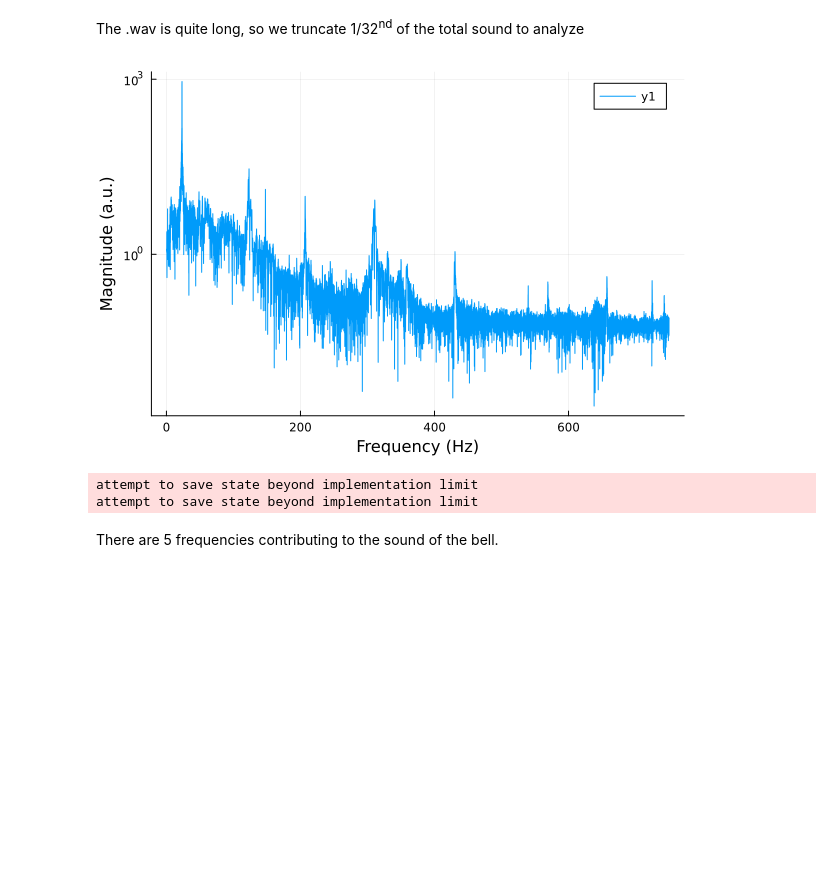
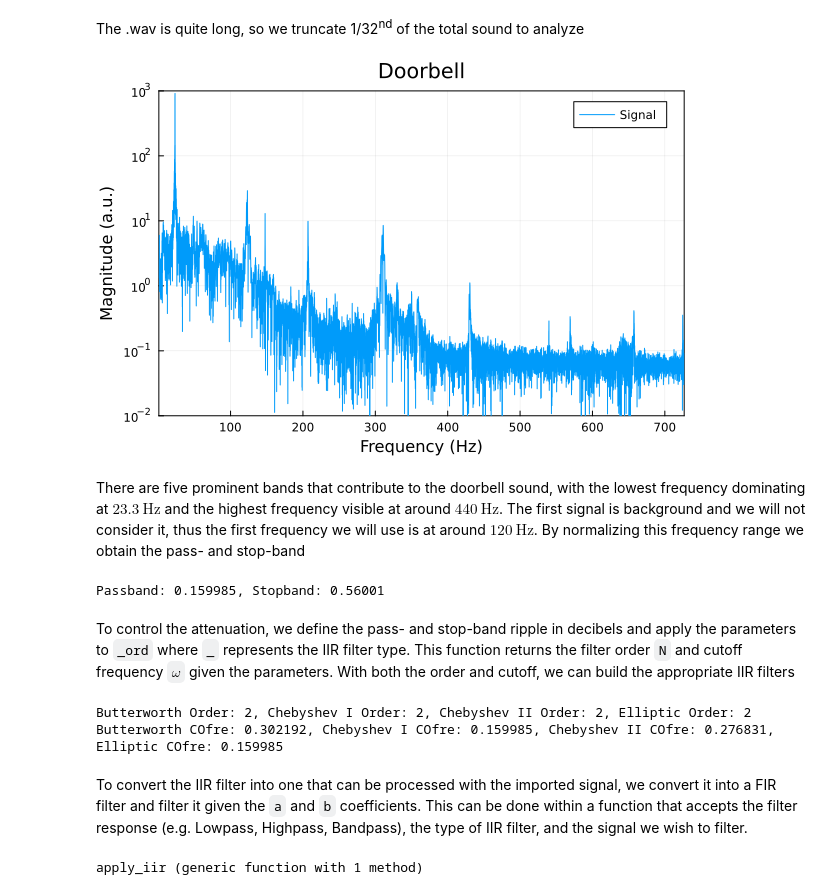
Before and after one commit to trevorolsson/DSP-Projects, a Jupyter notebook: Project 5/Project5.ipynb, the cells around one changed output. Saved outputs shown, nothing was run; the diff lists cells and outputs as text; code cells hidden in the pictures; blank space fills up the shorter version.

```diff
--- a/Project 5/Project5.ipynb
+++ b/Project 5/Project5.ipynb
@@ -123,15 +89,46 @@ The .wav is quite long, so we truncate 1/32<sup>nd</sup> of the total sound to a
 # %%
 N = floor(Int,length(y[:,1])/32)
 Y = fftshift(abs.(fft(y[1:N,1])))[floor(Int, N/2):N]
 nPts = floor(Int, (N+1)/2)
 ν = (1:1:nPts+1).*(Fs/32/N)
 
-plot(ν, Y, yaxis=:log)
+plot(ν, Y; yaxis=:log, xlim=(ν[10], ν[8000]), ylim=(1e-2, 1e3), framestyle=:box, title="Doorbell", label = "Signal")
 xaxis!("Frequency (Hz)")
 yaxis!("Magnitude (a.u.)")
 # %% [output]
-[figure, old version]
+[figure, new version]
-attempt to save state beyond implementation limit
-attempt to save state beyond implementation limit
-# %% [markdown]
-There are 5 frequencies contributing to the sound of the bell.
+# %% [markdown]
+There are five prominent bands that contribute to the doorbell sound, with the lowest frequency dominating at $23.3~\text{Hz}$ and the highest frequency visible at around $440~\text{Hz}$. The first signal is background and we will not consider it, thus the first frequency we will use is at around $120~\text{Hz}$. By normalizing this frequency range we obtain the pass- and stop-band
+# %%
+Wp = ν[1321] / ν[length(ν)]
+Ws = ν[4624] / ν[length(ν)]
+
+@printf "Passband: %g, Stopband: %g" Wp Ws
+# %% [output]
+Passband: 0.159985, Stopband: 0.56001
+# %% [markdown]
+To control the attenuation, we define the pass- and stop-band ripple in decibels and apply the parameters to <code>_ord</code> where <code>\_</code> represents the IIR filter type. This function returns the filter order <code>N</code> and cutoff frequency <code>$\omega$</code> given the parameters. With both the order and cutoff, we can build the appropriate IIR filters
+# %%
+Rp = 3
+Rs = 15
+
+Nb, ωb = buttord(Wp, Ws, 3, 15) ; butter = Butterworth(Nb)
+N1, ω1 = cheb1ord(Wp, Ws, 3, 15); cheby1 = Chebyshev1(N1, Rp)
+N2, ω2 = cheb2ord(Wp, Ws, 3, 15); cheby2 = Chebyshev2(N2, Rs)
+Ne, ωe = ellipord(Wp, Ws, 3, 15); ellipt = Elliptic(Ne, Rp, Rs)
+
+@printf "Butterworth Order: %g, Chebyshev I Order: %g, Chebyshev II Order: %g, Elliptic Order: %g" Nb N1 N2 Ne
+println("")
+@printf "Butterworth COfre: %g, Chebyshev I COfre: %g, Chebyshev II COfre: %g, Elliptic COfre: %g" ωb ω1 ω2 ωe
+# %% [output]
+Butterworth Order: 2, Chebyshev I Order: 2, Chebyshev II Order: 2, Elliptic Order: 2
+Butterworth COfre: 0.302192, Chebyshev I COfre: 0.159985, Chebyshev II COfre: 0.276831, Elliptic COfre: 0.159985
+# %% [markdown]
+To convert the IIR filter into one that can be processed with the imported signal, we convert it into a FIR filter and filter it given the <code>a</code> and <code>b</code> coefficients. This can be done within a function that accepts the filter response (e.g. Lowpass, Highpass, Bandpass), the type of IIR filter, and the signal we wish to filter.
+# %%
+function apply_iir(response, iir_filter, signal)
+    hz = convert(PolynomialRatio, digitalfilter(response, iir_filter))
+    return abs.(filt(coefb(hz),coefa(hz),signal))
+end
+# %% [output]
+apply_iir (generic function with 1 method)
```
Also changed, not shown: parts of 14 cells of this notebook.
